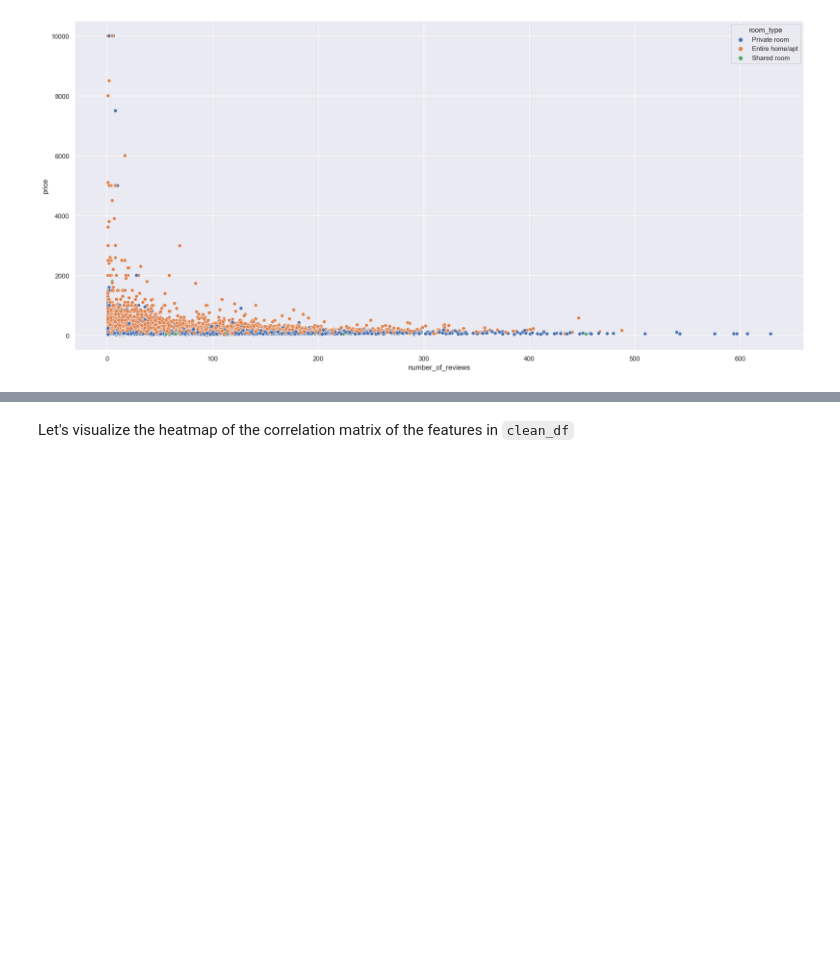
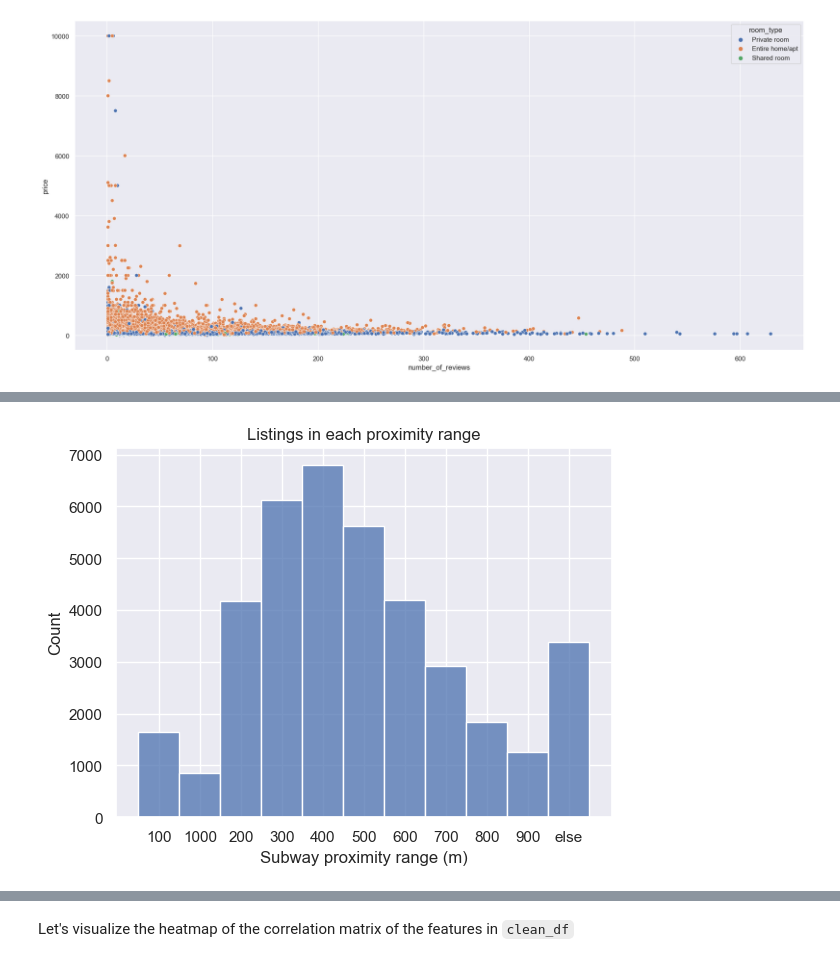
Before and after one commit to Plunksbar/VA-Final_Lab, a Jupyter notebook: data_exploration.ipynb, the cells around one changed output, grey strips where cells are left out. Drawn from its saved outputs; the diff is of its cells as text; code cells hidden in the pictures; blank space fills up the shorter version.

```diff
--- a/data_exploration.ipynb
+++ b/data_exploration.ipynb
@@ -485,0 +312,20 @@ plt.show()
+# %%
+sns.histplot(clean_df.sort_values('subway_proximity'), x='subway_proximity')
+plt.xlabel('Subway proximity range (m)')
+plt.title('Listings in each proximity range')
+plt.show()
+
+
+df_100 = clean_df[clean_df['subway_proximity'] == '100']
+df_200 = clean_df[clean_df['subway_proximity'] == '200']
+df_300 = clean_df[clean_df['subway_proximity'] == '300']
+df_400 = clean_df[clean_df['subway_proximity'] == '400']
+df_500 = clean_df[clean_df['subway_proximity'] == '500']
+df_600 = clean_df[clean_df['subway_proximity'] == '600']
+df_700 = clean_df[clean_df['subway_proximity'] == '700']
+df_800 = clean_df[clean_df['subway_proximity'] == '800']
+df_900 = clean_df[clean_df['subway_proximity'] == '900']
+df_1000 = clean_df[clean_df['subway_proximity'] == '1000']
+df_else = clean_df[clean_df['subway_proximity'] == 'else']
+# %% [output]
+[figure, added]
```
Also changed, not shown: parts of 23 cells of this notebook.
